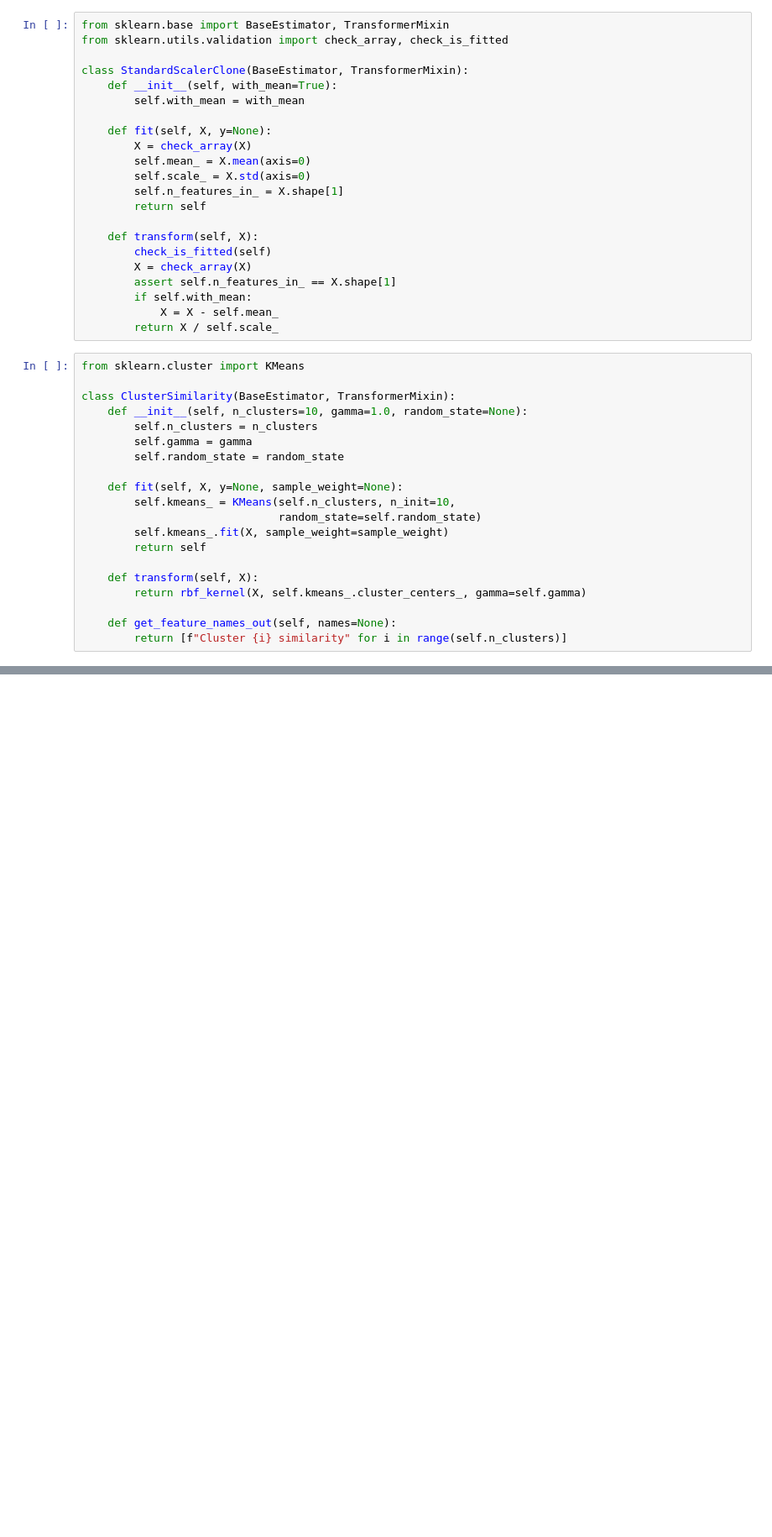
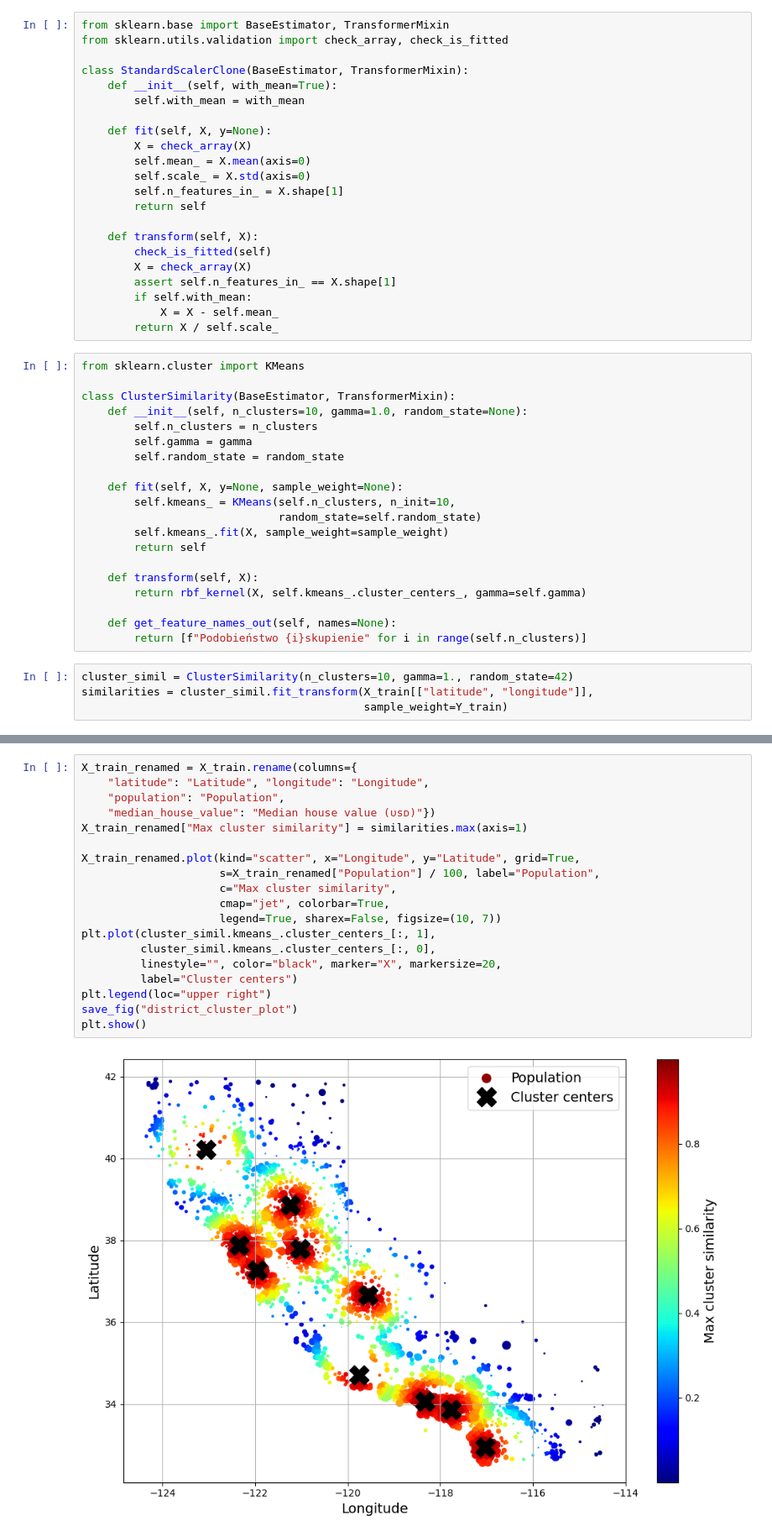
Before and after one commit to MikolajSuchan/WUM, a Jupyter notebook: notebook_2.ipynb, the cells around one changed output, grey strips where cells are left out. Shown at 84% size. Drawn from its saved outputs; the diff is of its cells as text; blank space fills up the shorter version.

```diff
--- a/notebook_2.ipynb
+++ b/notebook_2.ipynb
@@ -765,4 +765,8 @@ class ClusterSimilarity(BaseEstimator, TransformerMixin):
         return rbf_kernel(X, self.kmeans_.cluster_centers_, gamma=self.gamma)
 
     def get_feature_names_out(self, names=None):
-        return [f"Cluster {i} similarity" for i in range(self.n_clusters)]
+        return [f"Podobieństwo {i}skupienie" for i in range(self.n_clusters)]
+# %%
+cluster_simil = ClusterSimilarity(n_clusters=10, gamma=1., random_state=42)
+similarities = cluster_simil.fit_transform(X_train[["latitude", "longitude"]],
+                                           sample_weight=Y_train)
@@ -768,0 +789,21 @@ class ClusterSimilarity(BaseEstimator, TransformerMixin):
+# %%
+X_train_renamed = X_train.rename(columns={
+    "latitude": "Latitude", "longitude": "Longitude",
+    "population": "Population",
+    "median_house_value": "Median house value (ᴜsᴅ)"})
+X_train_renamed["Max cluster similarity"] = similarities.max(axis=1)
+
+X_train_renamed.plot(kind="scatter", x="Longitude", y="Latitude", grid=True,
+                     s=X_train_renamed["Population"] / 100, label="Population",
+                     c="Max cluster similarity",
+                     cmap="jet", colorbar=True,
+                     legend=True, sharex=False, figsize=(10, 7))
+plt.plot(cluster_simil.kmeans_.cluster_centers_[:, 1],
+         cluster_simil.kmeans_.cluster_centers_[:, 0],
+         linestyle="", color="black", marker="X", markersize=20,
+         label="Cluster centers")
+plt.legend(loc="upper right")
+save_fig("district_cluster_plot")
+plt.show()
+# %% [output]
+[figure, added]
```
Also changed, not shown: parts of 1 cell of this notebook.
